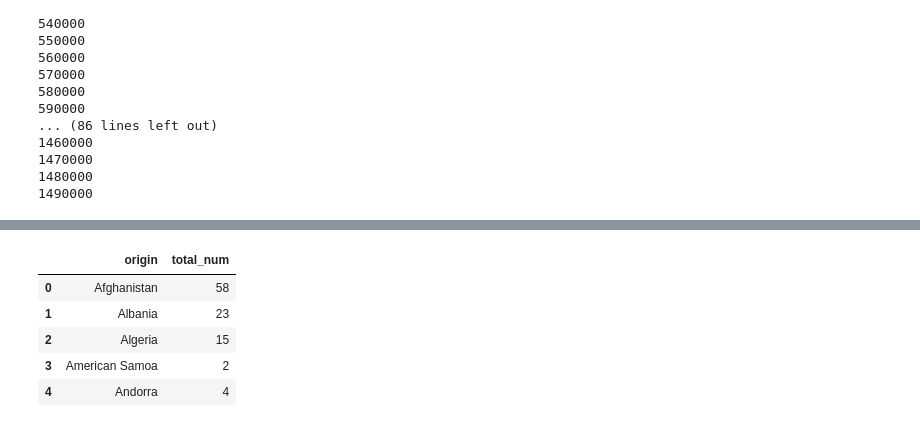
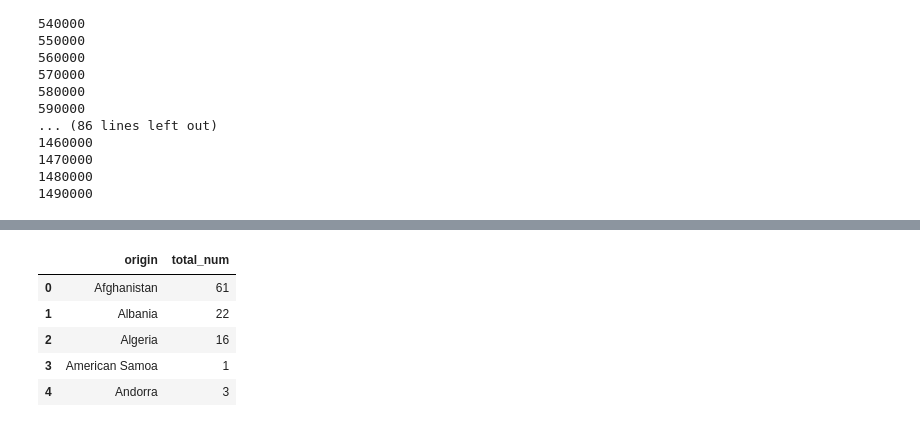
Before and after one commit to soorajmr/moviemeta, a Jupyter notebook: notebooks/origin_visualization-Copy1.ipynb, the cells around one changed output, grey strips where cells are left out. Cells and saved outputs as stored; diff of their text form; code cells hidden in the pictures.

```diff
--- a/notebooks/origin_visualization-Copy1.ipynb
+++ b/notebooks/origin_visualization-Copy1.ipynb
@@ -100 +113,5 @@ imdb_topic_df = pd.concat([imdb_topic_df, imdb_meta_2007_2015[['origin']]], axis
+# %%
+#topic score for each origin & total number of movies produced in each origin
+topic_score_mean= imdb_topic_df.groupby('origin').mean().drop('year', axis=1)
+num_movies = imdb_topic_df.groupby('origin').count()['0']
 # %%
@@ -127,6 +128,6 @@ imdb_topic_df.shape
 # %%
 #check the number of origins
-origins=imdb_topic_df['origin'].unique()
+origins=topic_score_mean.index
 print len(origins)
 origins[:5]
 # %% [output]
@@ -135,4 +135,0 @@ origins[:5]
-# %%
-#topic score for each origin & total number of movies produced in each origin
-topic_score_mean= imdb_topic_df.groupby('origin').mean()
-num_movies = imdb_topic_df.groupby('origin')[0].count()#CHANGED
@@ -161,6 +146,6 @@ num_movies.head()
 # %%
 #get number of movies as list
-n_movies = num_movies[0].tolist()
+n_movies = num_movies.tolist()
 n_movies = [x for x in n_movies if x != 0]
 from itertools import repeat
 total_movies=[x for item in n_movies for x in repeat(item, 30)]
@@ -234,15 +218,15 @@ origin_df_new.head()
 origin_df_new.to_csv(dropbox + "origin_df_all_new.csv", index=False)
 # %%
 #check the number of movies produced in each origin
-num_df = pd.DataFrame({'origin':new_origin, 'total_num':n_movies})
+num_df = pd.DataFrame({'origin':origins, 'total_num':n_movies})
 num_df.head()
 # %% [output]
 |  | origin | total_num |
-| 0 | Afghanistan | 58 |
-| 1 | Albania | 23 |
-| 2 | Algeria | 15 |
-| 3 | American Samoa | 2 |
-| 4 | Andorra | 4 |
+| 0 | Afghanistan | 61 |
+| 1 | Albania | 22 |
+| 2 | Algeria | 16 |
+| 3 | American Samoa | 1 |
+| 4 | Andorra | 3 |
 # %%
 major_origin = origin_df_new[origin_df_new.num_movies >=100]
 major_origin.head()
```
Also changed, not shown: parts of 22 cells of this notebook, 2 other files.
